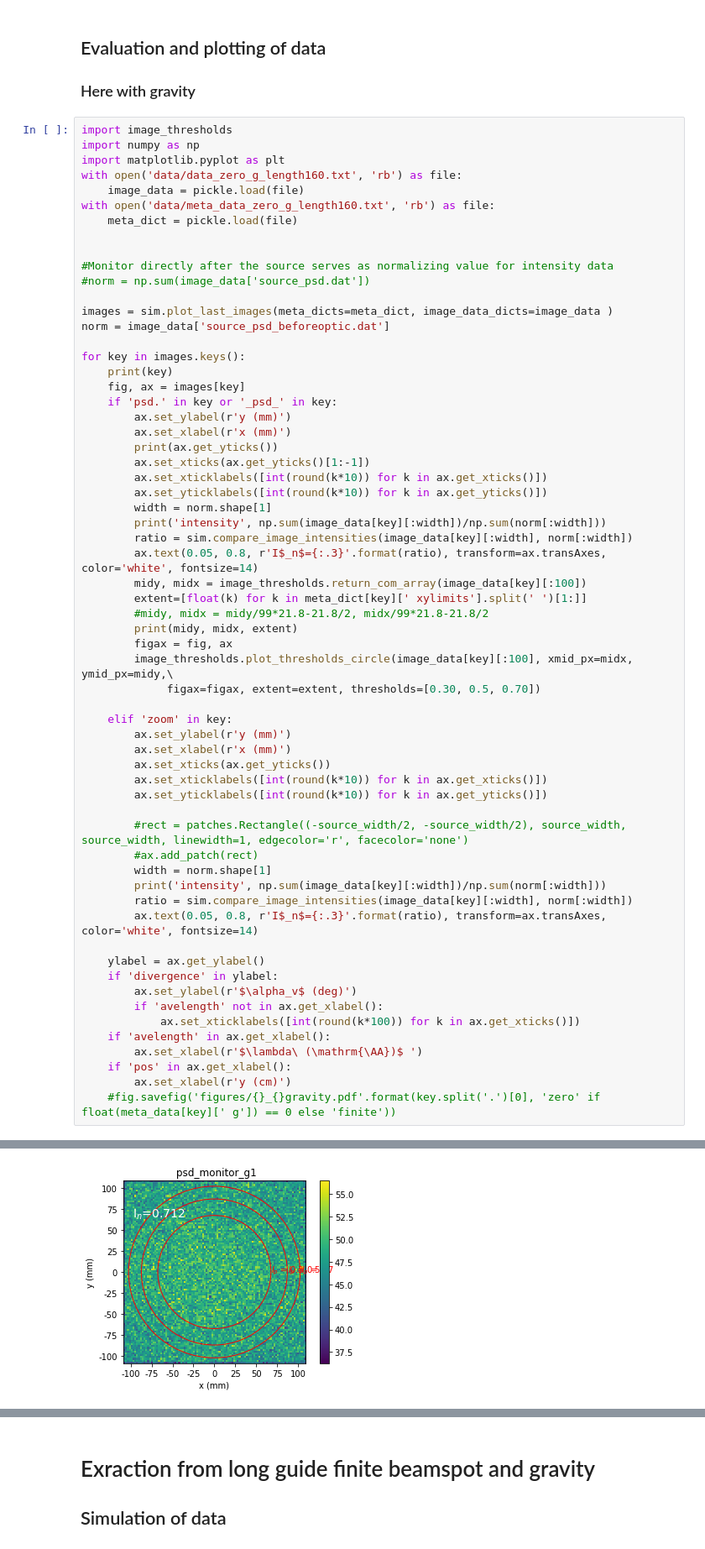
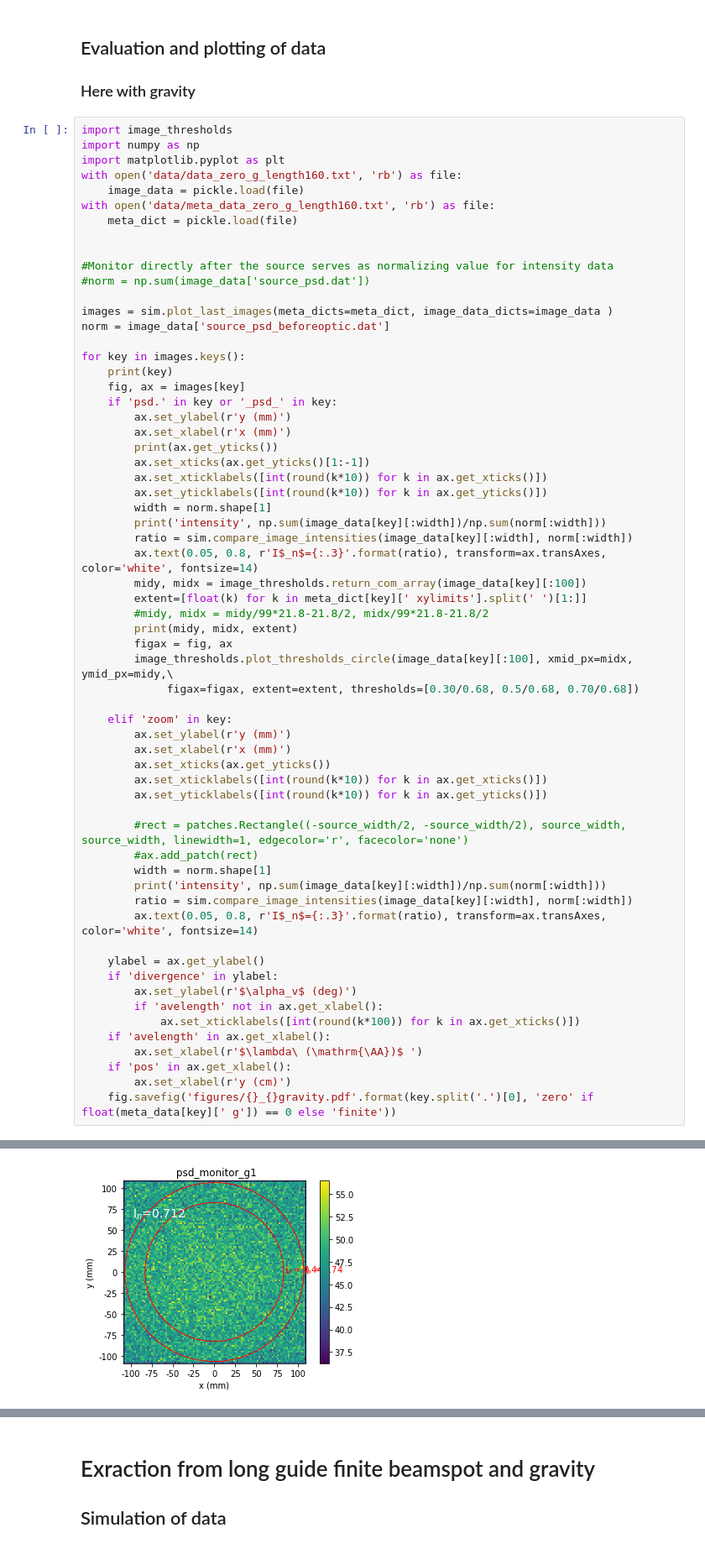
Before and after one commit to christophherb/extraction_parabolic_guide_nested_mirror_paper, a Jupyter notebook: parabolic_extraction.ipynb, the cells around one changed output, grey strips where cells are left out. Shown at 84% size. Cells and saved outputs as stored; diff of their text form.

```diff
--- a/parabolic_extraction.ipynb
+++ b/parabolic_extraction.ipynb
@@ -88,7 +88,7 @@ for key in images.keys():
         print(midy, midx, extent)
         figax = fig, ax
         image_thresholds.plot_thresholds_circle(image_data[key][:100], xmid_px=midx, ymid_px=midy,\
-             figax=figax, extent=extent, thresholds=[0.30, 0.5, 0.70])
+             figax=figax, extent=extent, thresholds=[0.30/0.68, 0.5/0.68, 0.70/0.68])
 
     elif 'zoom' in key:
         ax.set_ylabel(r'y (mm)')
@@ -113,7 +113,7 @@ for key in images.keys():
         ax.set_xlabel(r'$\lambda\ (\mathrm{\AA})$ ')
     if 'pos' in ax.get_xlabel():
         ax.set_xlabel(r'y (cm)')
-    #fig.savefig('figures/{}_{}gravity.pdf'.format(key.split('.')[0], 'zero' if float(meta_data[key][' g']) == 0 else 'finite'))
+    fig.savefig('figures/{}_{}gravity.pdf'.format(key.split('.')[0], 'zero' if float(meta_data[key][' g']) == 0 else 'finite'))
 # %% [output]
 g1_psd.dat
 [-12.5 -10.   -7.5  -5.   -2.5   0.    2.5   5.    7.5  10.   12.5]
@@ -135,3 +135,3 @@ f_psd.dat
-[figure, old version]
+[figure, new version]
 [figure]
 [figure]
```
Also changed, not shown: parts of 1 cell of this notebook.
